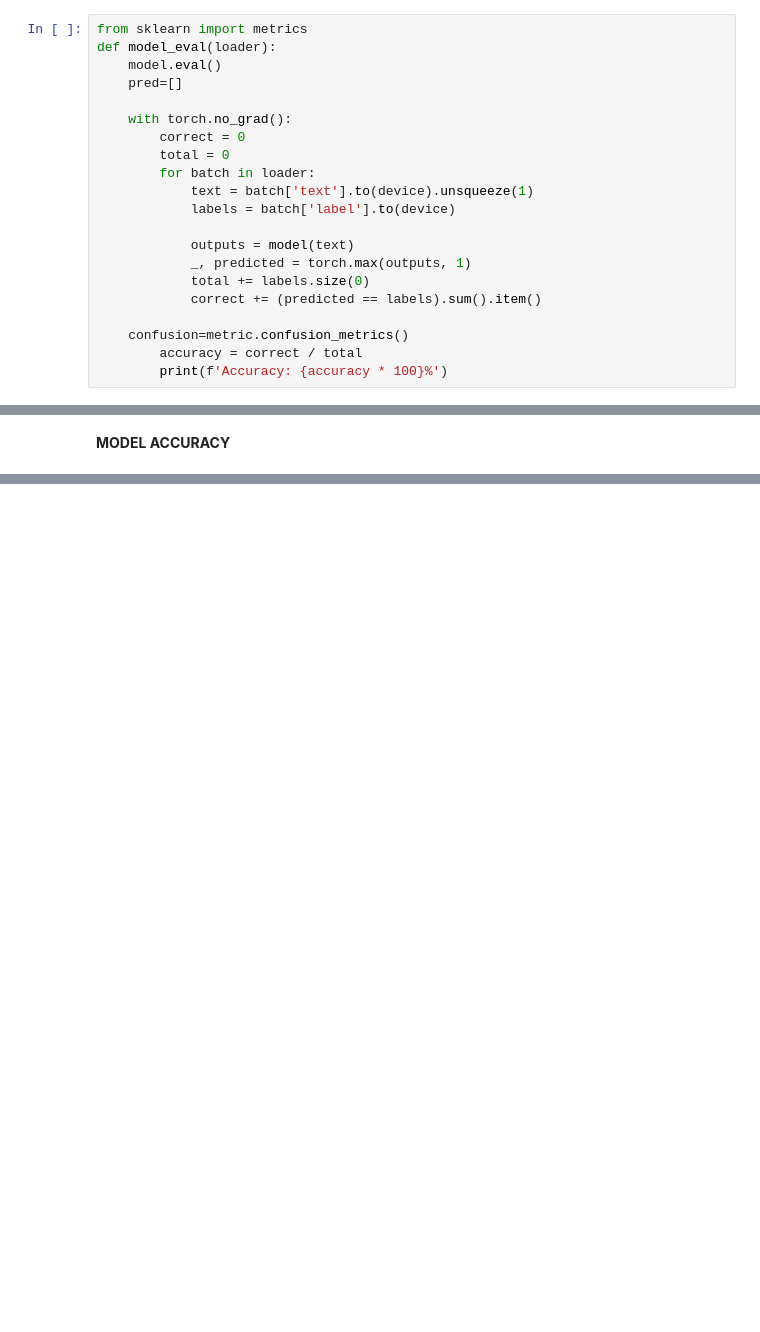
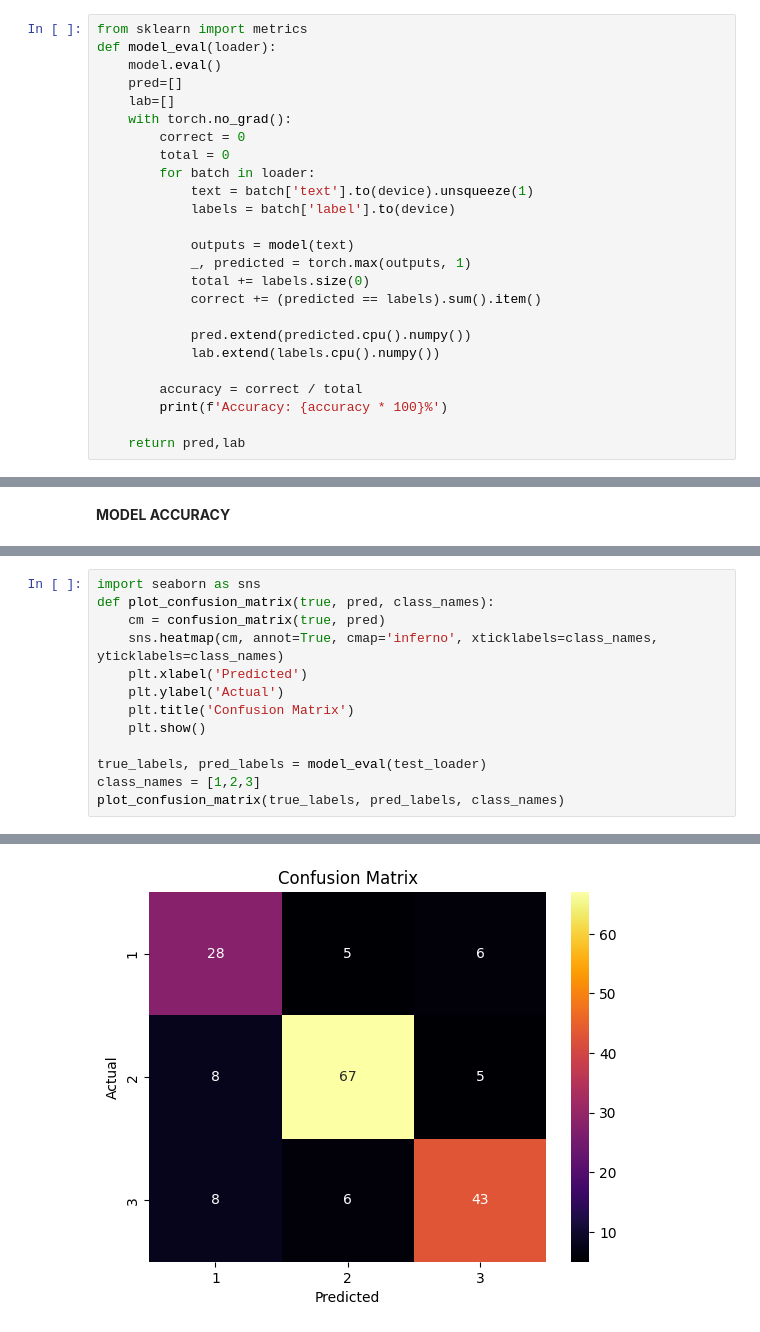
Before and after one commit to Maliksaad231224/Recurrent-Neural-Network-of-Chat-Messages-Dataset-NLP, a Jupyter notebook: RNN.ipynb, the cells around one changed output, grey strips where cells are left out. Saved outputs shown, nothing was run; the diff lists cells and outputs as text; blank space fills up the shorter version.

Commit message:
Complete Model

```diff
--- a/RNN.ipynb
+++ b/RNN.ipynb
@@ -438,7 +428,7 @@ from sklearn import metrics
 def model_eval(loader):
     model.eval()
     pred=[]
-
+    lab=[]
     with torch.no_grad():
         correct = 0
         total = 0
@@ -451,9 +441,13 @@ def model_eval(loader):
             total += labels.size(0)
             correct += (predicted == labels).sum().item()
 
-    confusion=metric.confusion_metrics()
+            pred.extend(predicted.cpu().numpy())
+            lab.extend(labels.cpu().numpy())
+
         accuracy = correct / total
         print(f'Accuracy: {accuracy * 100}%')
+
+    return pred,lab
 # %% [markdown]
 **TRAINING THE MODEL**
 # %%
@@ -498,0 +546,14 @@ Accuracy: 73.17073170731707%
+# %%
+import seaborn as sns
+def plot_confusion_matrix(true, pred, class_names):
+    cm = confusion_matrix(true, pred)
+    sns.heatmap(cm, annot=True, cmap='inferno', xticklabels=class_names, yticklabels=class_names)
+    plt.xlabel('Predicted')
+    plt.ylabel('Actual')
+    plt.title('Confusion Matrix')
+    plt.show()
+
+true_labels, pred_labels = model_eval(test_loader)
+class_names = [1,2,3]
+plot_confusion_matrix(true_labels, pred_labels, class_names)
+# %% [output]
@@ -498,0 +561 @@ Accuracy: 73.17073170731707%
+[figure, added]
```
Also changed, not shown: parts of 17 cells of this notebook.
